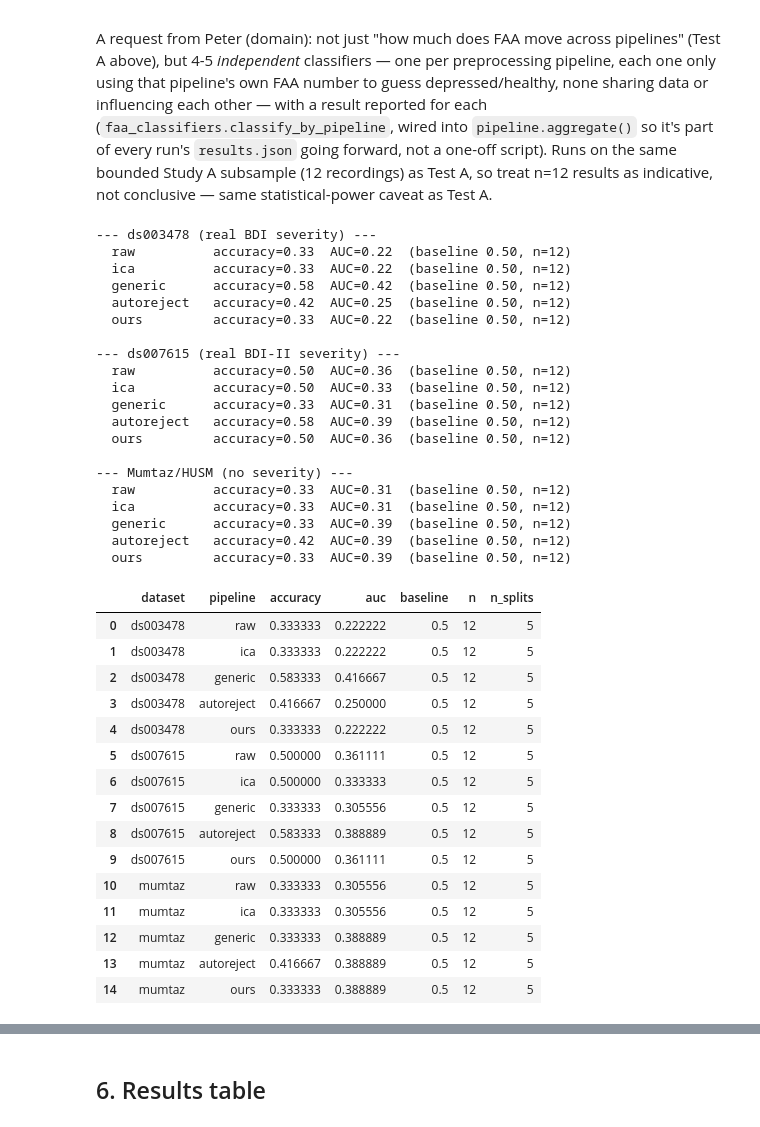
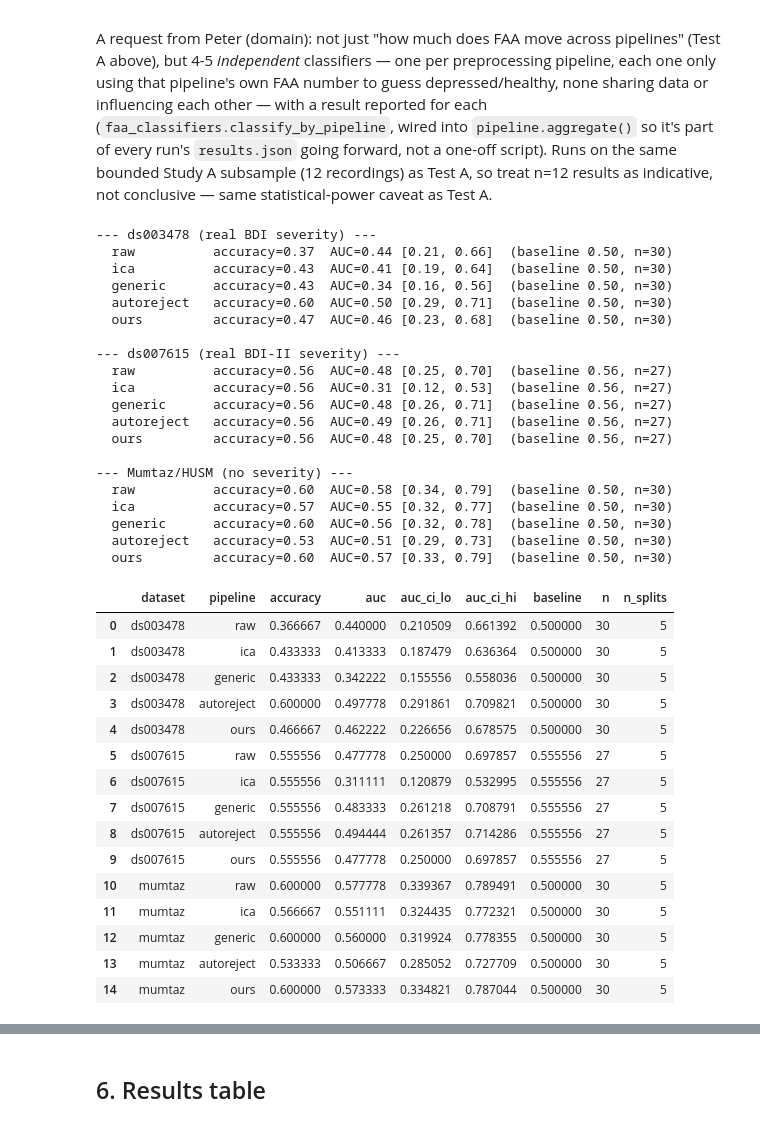
Before and after one commit to HYPERPRO2020/eegtest, a Jupyter notebook: neuroqa/notebooks/phase1_findings.ipynb, the cells around one changed output, grey strips where cells are left out. Saved outputs shown, nothing was run; the diff lists cells and outputs as text; code cells hidden in the pictures.

```diff
--- a/neuroqa/notebooks/phase1_findings.ipynb
+++ b/neuroqa/notebooks/phase1_findings.ipynb
@@ -265,55 +269,55 @@ results as indicative, not conclusive — same statistical-power caveat as Test
 # %%
 clf_rows = []
 for name in DATASETS:
     clf = all_results[name]["faa_classifiers_by_pipeline"]
     print(f"--- {DATASETS[name]['label']} ---")
     for pipeline_name, r in clf.items():
         if "error" in r:
             print(f"  {pipeline_name:12s} SKIPPED -- {r['error']}")
             continue
-        print(f"  {pipeline_name:12s} accuracy={r['accuracy']:.2f}  AUC={r['auc']:.2f}  "
-              f"(baseline {r['baseline']:.2f}, n={r['n']})")
+        print(f"  {pipeline_name:12s} accuracy={r['accuracy']:.2f}  AUC={r['auc']:.2f} "
+              f"[{r['auc_ci_lo']:.2f}, {r['auc_ci_hi']:.2f}]  (baseline {r['baseline']:.2f}, n={r['n']})")
         clf_rows.append({"dataset": name, "pipeline": pipeline_name, **r})
     print()
 clf_df = pd.DataFrame(clf_rows)
 display(clf_df)
 # %% [output]
 --- ds003478 (real BDI severity) ---
-  raw          accuracy=0.33  AUC=0.22  (baseline 0.50, n=12)
-  ica          accuracy=0.33  AUC=0.22  (baseline 0.50, n=12)
-  generic      accuracy=0.58  AUC=0.42  (baseline 0.50, n=12)
-  autoreject   accuracy=0.42  AUC=0.25  (baseline 0.50, n=12)
-  ours         accuracy=0.33  AUC=0.22  (baseline 0.50, n=12)
+  raw          accuracy=0.37  AUC=0.44 [0.21, 0.66]  (baseline 0.50, n=30)
+  ica          accuracy=0.43  AUC=0.41 [0.19, 0.64]  (baseline 0.50, n=30)
+  generic      accuracy=0.43  AUC=0.34 [0.16, 0.56]  (baseline 0.50, n=30)
+  autoreject   accuracy=0.60  AUC=0.50 [0.29, 0.71]  (baseline 0.50, n=30)
+  ours         accuracy=0.47  AUC=0.46 [0.23, 0.68]  (baseline 0.50, n=30)
 
 --- ds007615 (real BDI-II severity) ---
-  raw          accuracy=0.50  AUC=0.36  (baseline 0.50, n=12)
-  ica          accuracy=0.50  AUC=0.33  (baseline 0.50, n=12)
-  generic      accuracy=0.33  AUC=0.31  (baseline 0.50, n=12)
-  autoreject   accuracy=0.58  AUC=0.39  (baseline 0.50, n=12)
-  ours         accuracy=0.50  AUC=0.36  (baseline 0.50, n=12)
+  raw          accuracy=0.56  AUC=0.48 [0.25, 0.70]  (baseline 0.56, n=27)
+  ica          accuracy=0.56  AUC=0.31 [0.12, 0.53]  (baseline 0.56, n=27)
+  generic      accuracy=0.56  AUC=0.48 [0.26, 0.71]  (baseline 0.56, n=27)
+  autoreject   accuracy=0.56  AUC=0.49 [0.26, 0.71]  (baseline 0.56, n=27)
+  ours         accuracy=0.56  AUC=0.48 [0.25, 0.70]  (baseline 0.56, n=27)
 
 --- Mumtaz/HUSM (no severity) ---
-  raw          accuracy=0.33  AUC=0.31  (baseline 0.50, n=12)
-  ica          accuracy=0.33  AUC=0.31  (baseline 0.50, n=12)
-  generic      accuracy=0.33  AUC=0.39  (baseline 0.50, n=12)
-  autoreject   accuracy=0.42  AUC=0.39  (baseline 0.50, n=12)
-  ours         accuracy=0.33  AUC=0.39  (baseline 0.50, n=12)
+  raw          accuracy=0.60  AUC=0.58 [0.34, 0.79]  (baseline 0.50, n=30)
+  ica          accuracy=0.57  AUC=0.55 [0.32, 0.77]  (baseline 0.50, n=30)
+  generic      accuracy=0.60  AUC=0.56 [0.32, 0.78]  (baseline 0.50, n=30)
+  autoreject   accuracy=0.53  AUC=0.51 [0.29, 0.73]  (baseline 0.50, n=30)
+  ours         accuracy=0.60  AUC=0.57 [0.33, 0.79]  (baseline 0.50, n=30)
-|  | dataset | pipeline | accuracy | auc | baseline | n | n_splits |
-| 0 | ds003478 | raw | 0.333333 | 0.222222 | 0.5 | 12 | 5 |
-| 1 | ds003478 | ica | 0.333333 | 0.222222 | 0.5 | 12 | 5 |
-| 2 | ds003478 | generic | 0.583333 | 0.416667 | 0.5 | 12 | 5 |
-| 3 | ds003478 | autoreject | 0.416667 | 0.250000 | 0.5 | 12 | 5 |
-| 4 | ds003478 | ours | 0.333333 | 0.222222 | 0.5 | 12 | 5 |
-| 5 | ds007615 | raw | 0.500000 | 0.361111 | 0.5 | 12 | 5 |
-| 6 | ds007615 | ica | 0.500000 | 0.333333 | 0.5 | 12 | 5 |
-| 7 | ds007615 | generic | 0.333333 | 0.305556 | 0.5 | 12 | 5 |
-| 8 | ds007615 | autoreject | 0.583333 | 0.388889 | 0.5 | 12 | 5 |
-| 9 | ds007615 | ours | 0.500000 | 0.361111 | 0.5 | 12 | 5 |
-| 10 | mumtaz | raw | 0.333333 | 0.305556 | 0.5 | 12 | 5 |
-| 11 | mumtaz | ica | 0.333333 | 0.305556 | 0.5 | 12 | 5 |
-| 12 | mumtaz | generic | 0.333333 | 0.388889 | 0.5 | 12 | 5 |
-| 13 | mumtaz | autoreject | 0.416667 | 0.388889 | 0.5 | 12 | 5 |
-| 14 | mumtaz | ours | 0.333333 | 0.388889 | 0.5 | 12 | 5 |
+|  | dataset | pipeline | accuracy | auc | auc_ci_lo | auc_ci_hi | baseline | n | n_splits |
+| 0 | ds003478 | raw | 0.366667 | 0.440000 | 0.210509 | 0.661392 | 0.500000 | 30 | 5 |
+| 1 | ds003478 | ica | 0.433333 | 0.413333 | 0.187479 | 0.636364 | 0.500000 | 30 | 5 |
+| 2 | ds003478 | generic | 0.433333 | 0.342222 | 0.155556 | 0.558036 | 0.500000 | 30 | 5 |
+| 3 | ds003478 | autoreject | 0.600000 | 0.497778 | 0.291861 | 0.709821 | 0.500000 | 30 | 5 |
+| 4 | ds003478 | ours | 0.466667 | 0.462222 | 0.226656 | 0.678575 | 0.500000 | 30 | 5 |
+| 5 | ds007615 | raw | 0.555556 | 0.477778 | 0.250000 | 0.697857 | 0.555556 | 27 | 5 |
+| 6 | ds007615 | ica | 0.555556 | 0.311111 | 0.120879 | 0.532995 | 0.555556 | 27 | 5 |
+| 7 | ds007615 | generic | 0.555556 | 0.483333 | 0.261218 | 0.708791 | 0.555556 | 27 | 5 |
+| 8 | ds007615 | autoreject | 0.555556 | 0.494444 | 0.261357 | 0.714286 | 0.555556 | 27 | 5 |
+| 9 | ds007615 | ours | 0.555556 | 0.477778 | 0.250000 | 0.697857 | 0.555556 | 27 | 5 |
+| 10 | mumtaz | raw | 0.600000 | 0.577778 | 0.339367 | 0.789491 | 0.500000 | 30 | 5 |
+| 11 | mumtaz | ica | 0.566667 | 0.551111 | 0.324435 | 0.772321 | 0.500000 | 30 | 5 |
+| 12 | mumtaz | generic | 0.600000 | 0.560000 | 0.319924 | 0.778355 | 0.500000 | 30 | 5 |
+| 13 | mumtaz | autoreject | 0.533333 | 0.506667 | 0.285052 | 0.727709 | 0.500000 | 30 | 5 |
+| 14 | mumtaz | ours | 0.600000 | 0.573333 | 0.334821 | 0.787044 | 0.500000 | 30 | 5 |
 # %%
 fig, ax = plt.subplots(figsize=(9, 4))
 n_ds = len(DATASETS)
```
Also changed, not shown: parts of 11 cells of this notebook, 28 other files.
